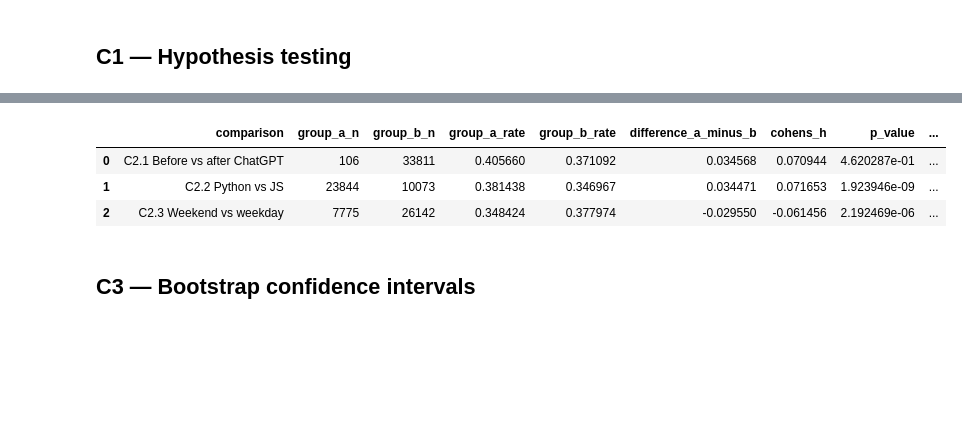
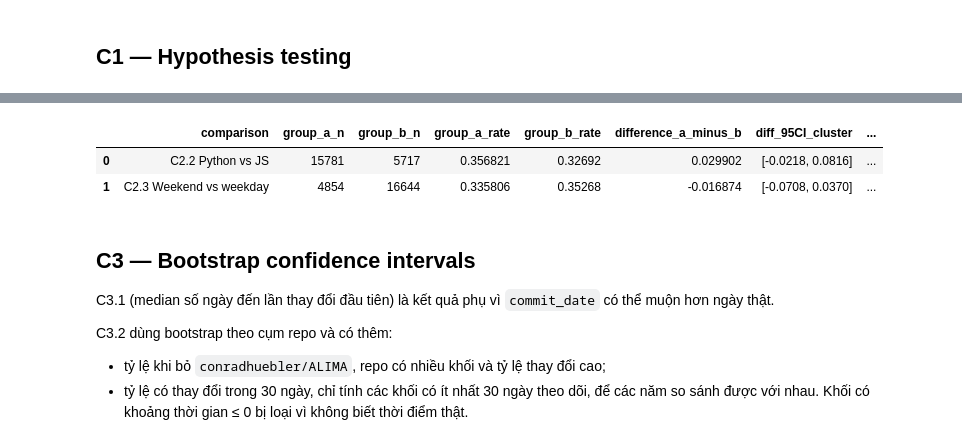
Before and after one commit to qtungnui07/Rise-in-AI-commits, a Jupyter notebook: notebooks/05_statistical_inference.ipynb, the cells around one changed output, grey strips where cells are left out. Cells and saved outputs as stored; diff of their text form; code cells hidden in the pictures; blank space fills up the shorter version.

```diff
--- a/notebooks/05_statistical_inference.ipynb
+++ b/notebooks/05_statistical_inference.ipynb
@@ -10,14 +12,20 @@ import warnings
 import numpy as np
 import pandas as pd
 from scipy import stats
+import statsmodels.formula.api as smf
 warnings.filterwarnings('ignore')
 
 DATA_PATH = Path('../data/processed/commits_features.csv')
 df = pd.read_csv(DATA_PATH, low_memory=False)
-df['commit_date'] = pd.to_datetime(df['commit_date'], utc=True, errors='coerce')
-df['is_modified'] = df['is_modified'].astype(bool)
+for col in ['commit_date', 'change_commit_date']: df[col] = pd.to_datetime(df[col], utc=True, errors='coerce')
+Y = 'has_recorded_change'
+df[Y] = df[Y].astype(int)
 df['days_to_modification'] = pd.to_numeric(df['days_to_modification'], errors='coerce')
 ALPHA = 0.05
 REPORT_DIR = Path('../reports'); REPORT_DIR.mkdir(exist_ok=True)
-print(f'Đã tải {len(df):,} dòng × {df.shape[1]} cột')
+print(f'Đã tải {len(df):,} dòng × {df.shape[1]} cột, {df.repo.nunique():,} repo')
+
+def cluster_ols(formula, data):
+    # sai số chuẩn theo cụm repo vì các khối cùng repo không độc lập
+    return smf.ols(formula, data=data).fit(cov_type='cluster', cov_kwds={'groups': pd.factorize(data['repo'])[0]})
 # %% [output]
@@ -72,35 +81,33 @@ Outcome dùng để so sánh là tỷ lệ `is_modified=True`. Cohen's h đo ch
 # %%
-def wilson_ci(success, n, confidence=.95):
-    z = stats.norm.ppf(1 - (1-confidence)/2); phat = success/n; den = 1 + z*z/n
-    center = (phat + z*z/(2*n))/den; half = z*np.sqrt(phat*(1-phat)/n + z*z/(4*n*n))/den
-    return center-half, center+half
-
 def cohens_h(p1, p2):
     return 2*np.arcsin(np.sqrt(p1)) - 2*np.arcsin(np.sqrt(p2))
 
 def ab_test(name, mask_a, mask_b):
-    a = df.loc[mask_a, 'is_modified']; b = df.loc[mask_b, 'is_modified']
-    sa, sb = int(a.sum()), int(b.sum()); na, nb = len(a), len(b)
-    table = np.array([[sa, na-sa], [sb, nb-sb]])
-    chi2, p, _, _ = stats.chi2_contingency(table, correction=False)
-    pa, pb = sa/na, sb/nb; lo_a, hi_a = wilson_ci(sa, na); lo_b, hi_b = wilson_ci(sb, nb)
-    return {'comparison': name, 'group_a_n': na, 'group_b_n': nb, 'group_a_rate': pa, 'group_b_rate': pb, 'difference_a_minus_b': pa-pb, 'cohens_h': cohens_h(pa,pb), 'p_value': p, 'a_95CI': f'[{lo_a:.4f}, {hi_a:.4f}]', 'b_95CI': f'[{lo_b:.4f}, {hi_b:.4f}]', 'significant_α_0.05': p < ALPHA}
+    d = df[mask_a | mask_b].assign(group_a=mask_a.astype(int))
+    res = cluster_ols(f'{Y} ~ group_a', d)
+    pa, pb = d.loc[d.group_a.eq(1), Y].mean(), d.loc[d.group_a.eq(0), Y].mean()
+    lo, hi = res.conf_int().loc['group_a']
+    return {'comparison': name, 'group_a_n': int(d.group_a.sum()), 'group_b_n': int(d.group_a.eq(0).sum()), 'group_a_rate': pa, 'group_b_rate': pb, 'difference_a_minus_b': pa-pb, 'diff_95CI_cluster': f'[{lo:.4f}, {hi:.4f}]', 'cohens_h': cohens_h(pa,pb), 'p_value_cluster': res.pvalues['group_a'], 'significant_α_0.05': res.pvalues['group_a'] < ALPHA}
 
 ab_results = [
-    ab_test('C2.1 Before vs after ChatGPT', df.year.eq(2022), df.year.ge(2023)),
     ab_test('C2.2 Python vs JS', df.language.eq('python'), df.language.eq('js')),
     ab_test('C2.3 Weekend vs weekday', df.is_weekend.eq(True), df.is_weekend.eq(False)),
 ]
 ab_table = pd.DataFrame(ab_results)
 display(ab_table)
 ab_table.to_csv(REPORT_DIR / 'statistical_c2_ab_tests.csv', index=False)
 # %% [output]
-|  | comparison | group_a_n | group_b_n | group_a_rate | group_b_rate | difference_a_minus_b | cohens_h | p_value | ... |
-| 0 | C2.1 Before vs after ChatGPT | 106 | 33811 | 0.405660 | 0.371092 | 0.034568 | 0.070944 | 4.620287e-01 | ... |
-| 1 | C2.2 Python vs JS | 23844 | 10073 | 0.381438 | 0.346967 | 0.034471 | 0.071653 | 1.923946e-09 | ... |
-| 2 | C2.3 Weekend vs weekday | 7775 | 26142 | 0.348424 | 0.377974 | -0.029550 | -0.061456 | 2.192469e-06 | ... |
+|  | comparison | group_a_n | group_b_n | group_a_rate | group_b_rate | difference_a_minus_b | diff_95CI_cluster | ... |
+| 0 | C2.2 Python vs JS | 15781 | 5717 | 0.356821 | 0.32692 | 0.029902 | [-0.0218, 0.0816] | ... |
+| 1 | C2.3 Weekend vs weekday | 4854 | 16644 | 0.335806 | 0.35268 | -0.016874 | [-0.0708, 0.0370] | ... |
-# %% [markdown]
-## C3 — Bootstrap confidence intervals
+# %% [markdown]
+## C3 — Bootstrap confidence intervals
+
+C3.1 (median số ngày đến lần thay đổi đầu tiên) là kết quả phụ vì `commit_date` có thể muộn hơn ngày thật.
+
+C3.2 dùng bootstrap theo cụm repo và có thêm:
+- tỷ lệ khi bỏ `conradhuebler/ALIMA`, repo có nhiều khối và tỷ lệ thay đổi cao;
+- tỷ lệ có thay đổi trong 30 ngày, chỉ tính các khối có ít nhất 30 ngày theo dõi, để các năm so sánh được với nhau. Khối có khoảng thời gian ≤ 0 bị loại vì không biết thời điểm thật.
 # %%
 rng = np.random.default_rng(42)
 def bootstrap_stat(values, statistic=np.median, n_boot=5000):
```
Also changed, not shown: parts of 8 cells of this notebook, 56 other files.
